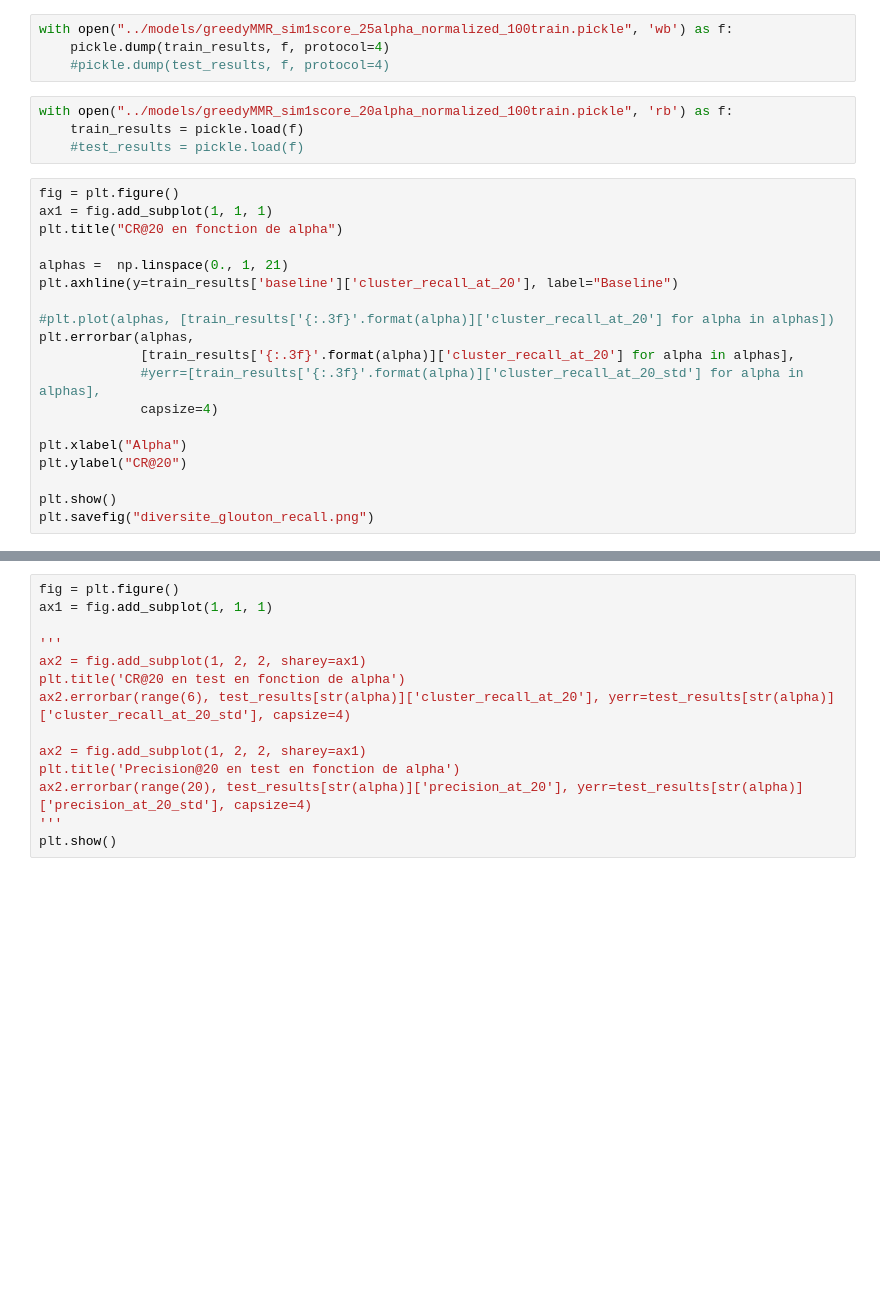
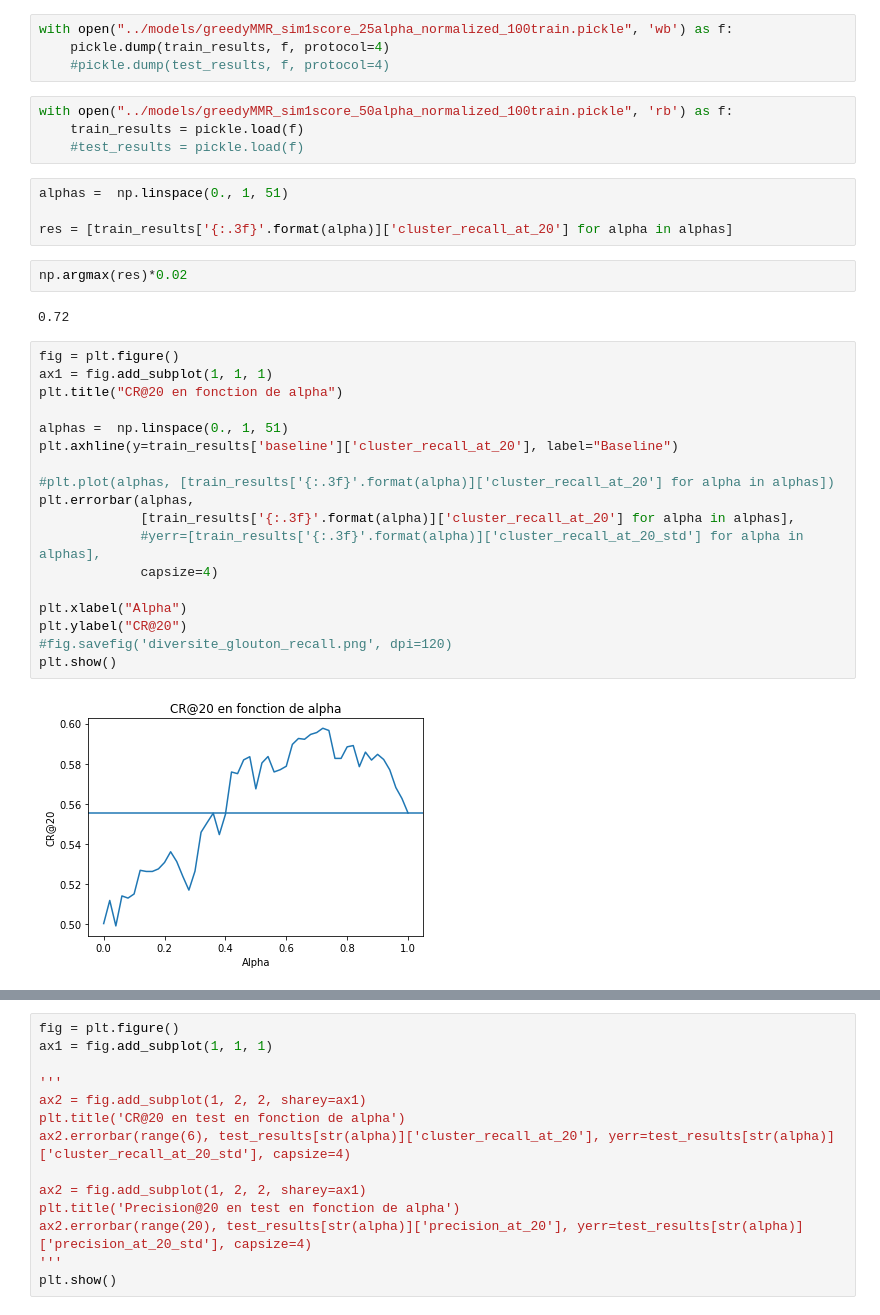
Before and after one commit to samutamm/RI, a Jupyter notebook: notebooks/tme10_greedy.ipynb, the cells around one changed output, grey strips where cells are left out. Cells and saved outputs as stored; diff of their text form; blank space fills up the shorter version.

Commit message:
notebook greedy

```diff
--- a/notebooks/tme10_greedy.ipynb
+++ b/notebooks/tme10_greedy.ipynb
@@ -89,28 +89,37 @@ with open("../models/greedyMMR_sim1score_25alpha_normalized_100train.pickle", 'w
     pickle.dump(train_results, f, protocol=4)
     #pickle.dump(test_results, f, protocol=4)
 # %%
-with open("../models/greedyMMR_sim1score_20alpha_normalized_100train.pickle", 'rb') as f:
+with open("../models/greedyMMR_sim1score_50alpha_normalized_100train.pickle", 'rb') as f:
     train_results = pickle.load(f)
     #test_results = pickle.load(f)
+# %%
+alphas =  np.linspace(0., 1, 51)
+
+res = [train_results['{:.3f}'.format(alpha)]['cluster_recall_at_20'] for alpha in alphas]
+# %%
+np.argmax(res)*0.02
+# %% [output]
+0.72
 # %%
 fig = plt.figure()
 ax1 = fig.add_subplot(1, 1, 1)
 plt.title("CR@20 en fonction de alpha")
 
-alphas =  np.linspace(0., 1, 21)
+alphas =  np.linspace(0., 1, 51)
 plt.axhline(y=train_results['baseline']['cluster_recall_at_20'], label="Baseline")
 
 #plt.plot(alphas, [train_results['{:.3f}'.format(alpha)]['cluster_recall_at_20'] for alpha in alphas])
 plt.errorbar(alphas,
              [train_results['{:.3f}'.format(alpha)]['cluster_recall_at_20'] for alpha in alphas],
              #yerr=[train_results['{:.3f}'.format(alpha)]['cluster_recall_at_20_std'] for alpha in alphas],
              capsize=4)
 
 plt.xlabel("Alpha")
 plt.ylabel("CR@20")
-
+#fig.savefig('diversite_glouton_recall.png', dpi=120)
 plt.show()
-plt.savefig("diversite_glouton_recall.png")
+# %% [output]
+[figure, added]
 # %%
 fig = plt.figure()
 ax2 = fig.add_subplot(1, 1, 1)#, sharey=ax1)
```
Also changed, not shown: parts of 1 cell of this notebook.
